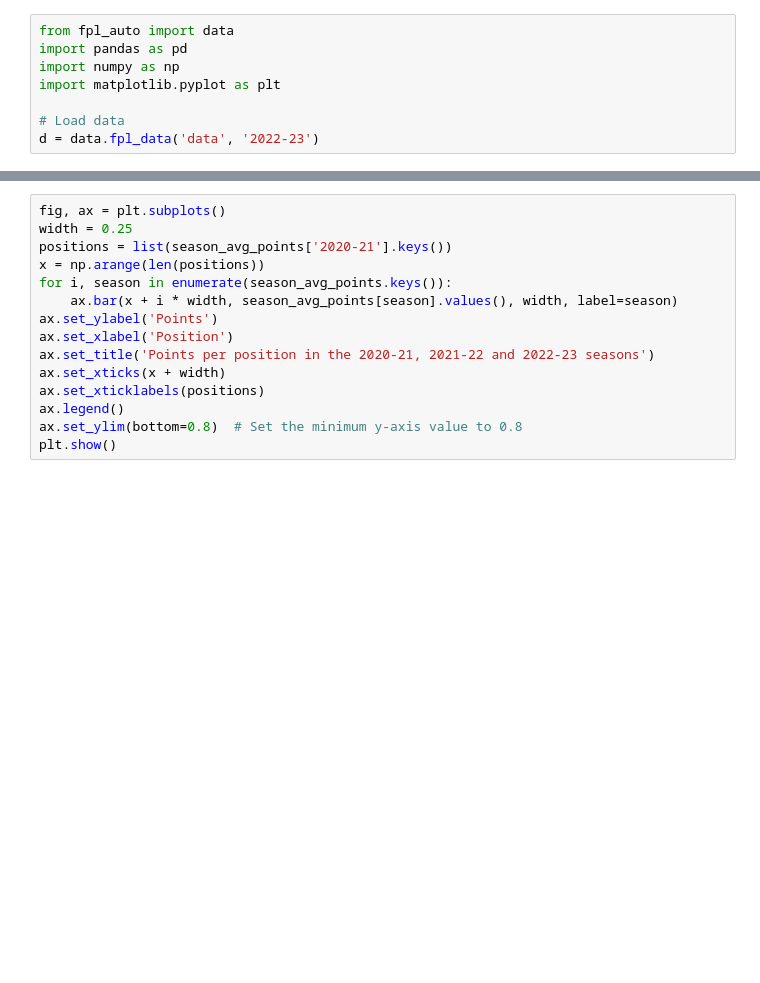
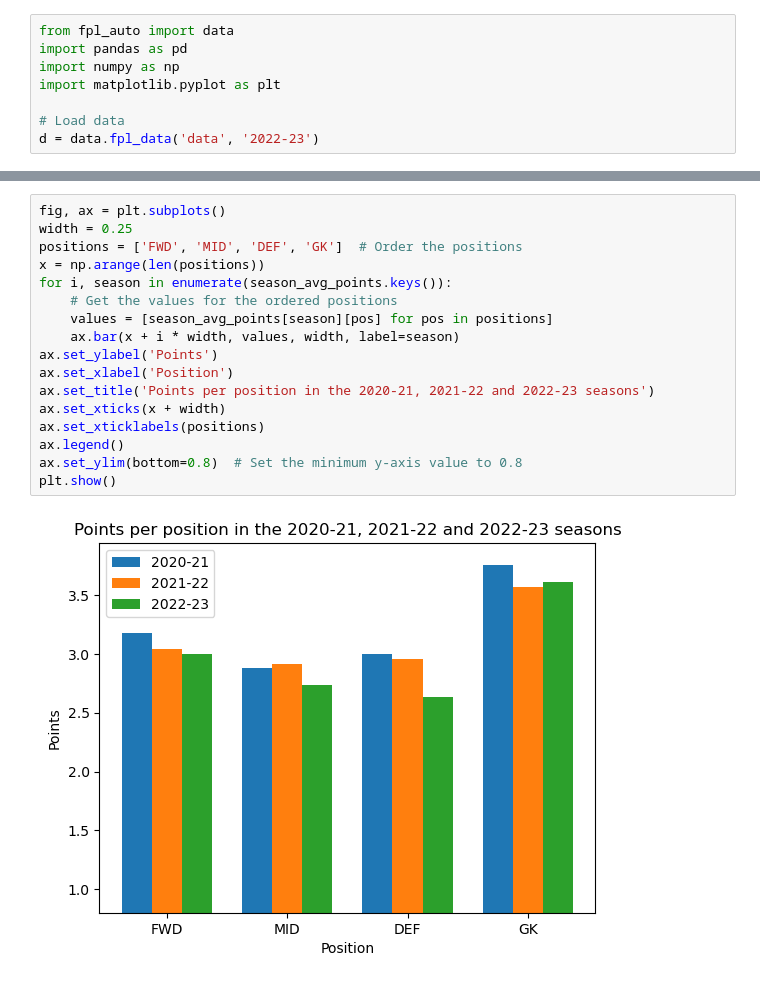
Before and after one commit to bentindal/FPL-Auto, a Jupyter notebook: experiment.ipynb, the cells around one changed output, grey strips where cells are left out. Drawn from its saved outputs; the diff is of its cells as text; blank space fills up the shorter version.

```diff
--- a/experiment.ipynb
+++ b/experiment.ipynb
@@ -56,18 +77,22 @@ for season in seasons:
 # %%
 fig, ax = plt.subplots()
 width = 0.25
-positions = list(season_avg_points['2020-21'].keys())
+positions = ['FWD', 'MID', 'DEF', 'GK']  # Order the positions
 x = np.arange(len(positions))
 for i, season in enumerate(season_avg_points.keys()):
-    ax.bar(x + i * width, season_avg_points[season].values(), width, label=season)
+    # Get the values for the ordered positions
+    values = [season_avg_points[season][pos] for pos in positions]
+    ax.bar(x + i * width, values, width, label=season)
 ax.set_ylabel('Points')
 ax.set_xlabel('Position')
 ax.set_title('Points per position in the 2020-21, 2021-22 and 2022-23 seasons')
 ax.set_xticks(x + width)
 ax.set_xticklabels(positions)
 ax.legend()
 ax.set_ylim(bottom=0.8)  # Set the minimum y-axis value to 0.8
 plt.show()
+# %% [output]
+[figure, added]
 # %%
 # What points did each player score?
 seasons = ['2020-21', '2021-22', '2022-23', '2023-24']
```
Also changed, not shown: parts of 4 cells of this notebook.
